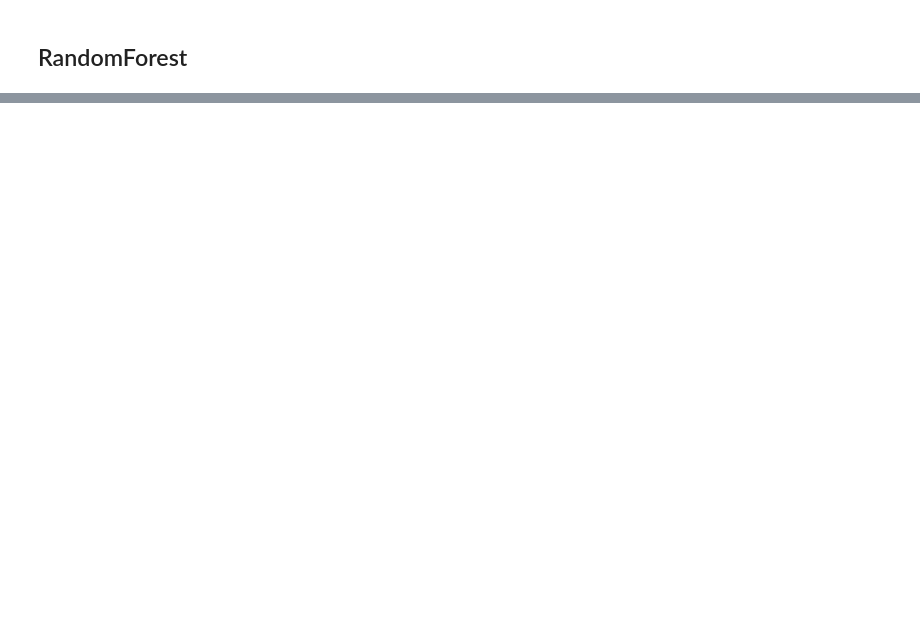
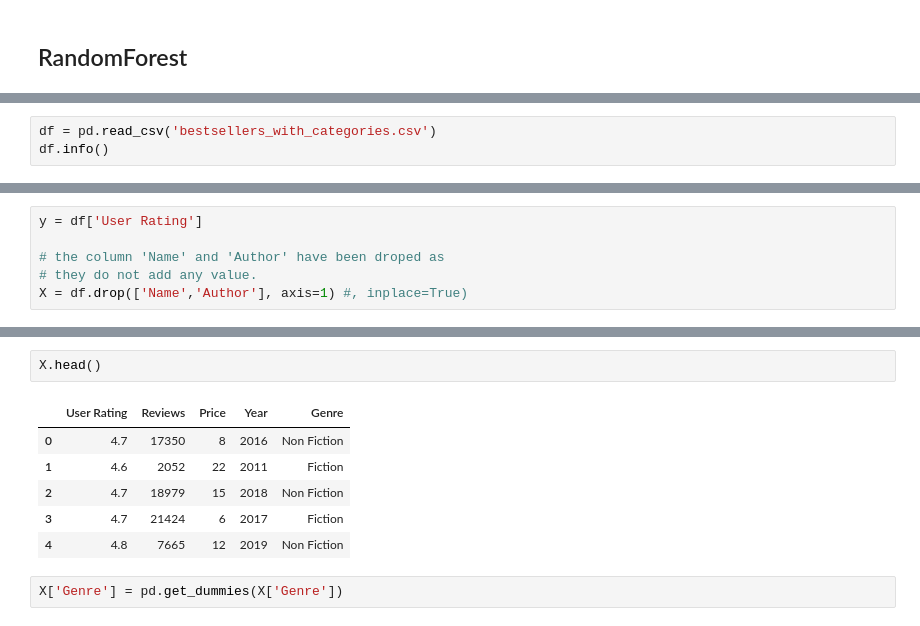
Before and after one commit to MohammadB88/ML_DS_Projects, a Jupyter notebook: kaggle/Amazon_Book_Rating/Amz_book_rating.ipynb, the cells around one changed output, grey strips where cells are left out. Cells and saved outputs as stored; diff of their text form; blank space fills up the shorter version.

```diff
--- a/kaggle/Amazon_Book_Rating/Amz_book_rating.ipynb
+++ b/kaggle/Amazon_Book_Rating/Amz_book_rating.ipynb
@@ -462,0 +486,3 @@ Name: User Rating, dtype: int64
+# %%
+df = pd.read_csv('bestsellers_with_categories.csv')
+df.info()
@@ -462,0 +506,6 @@ Name: User Rating, dtype: int64
+# %%
+y = df['User Rating']
+
+# the column 'Name' and 'Author' have been droped as
+# they do not add any value.
+X = df.drop(['Name','Author'], axis=1) #, inplace=True)
@@ -462,0 +525,11 @@ Name: User Rating, dtype: int64
+# %%
+X.head()
+# %% [output]
+|  | User Rating | Reviews | Price | Year | Genre |
+| 0 | 4.7 | 17350 | 8 | 2016 | Non Fiction |
+| 1 | 4.6 | 2052 | 22 | 2011 | Fiction |
+| 2 | 4.7 | 18979 | 15 | 2018 | Non Fiction |
+| 3 | 4.7 | 21424 | 6 | 2017 | Fiction |
+| 4 | 4.8 | 7665 | 12 | 2019 | Non Fiction |
+# %%
+X['Genre'] = pd.get_dummies(X['Genre'])
```
Also changed, not shown: parts of 48 cells of this notebook.
